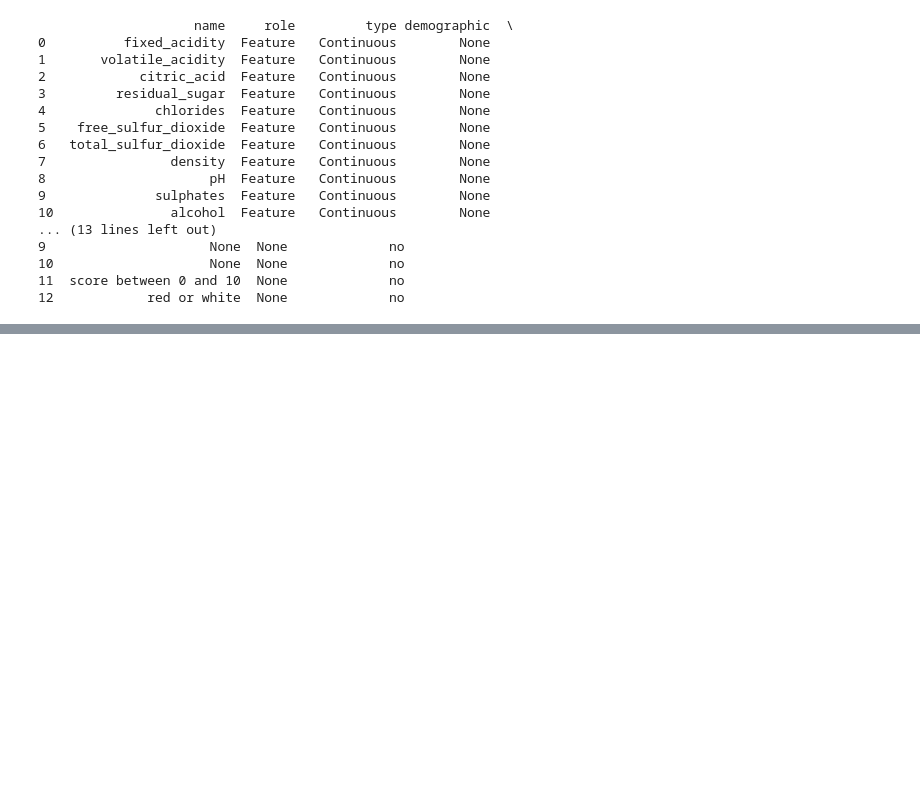
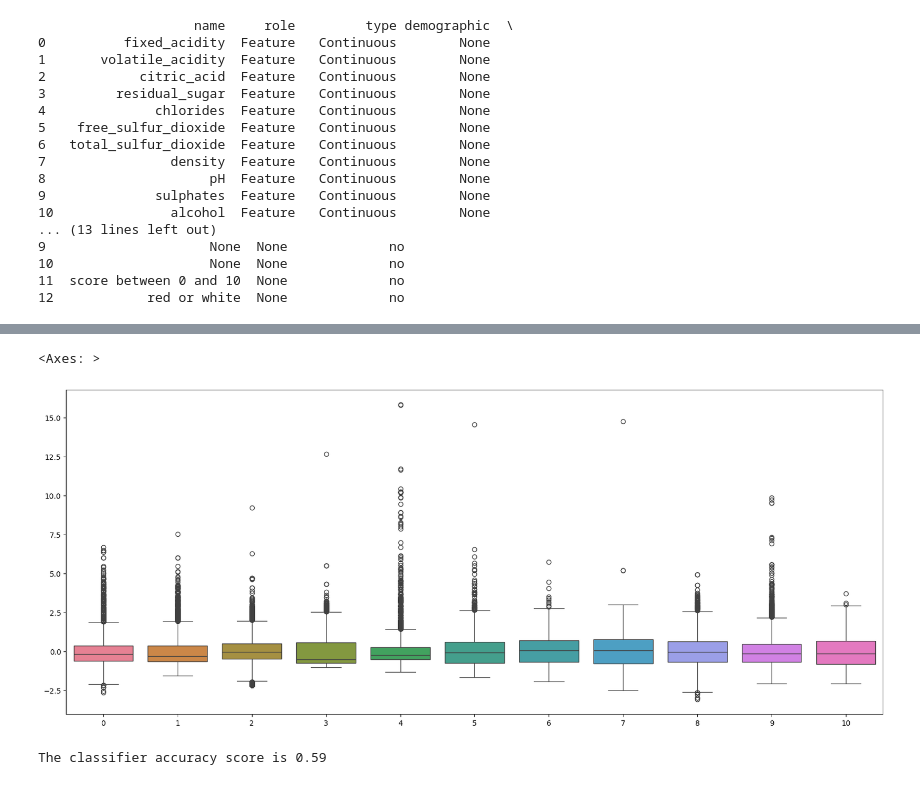
Before and after one commit to tomas-ribeiro-pinto/COMP4139_Machine_Learning, a Jupyter notebook: task1_wine_dataset.ipynb, the cells around one changed output, grey strips where cells are left out. Cells and saved outputs as stored; diff of their text form; code cells hidden in the pictures; blank space fills up the shorter version.

```diff
--- a/task1_wine_dataset.ipynb
+++ b/task1_wine_dataset.ipynb
@@ -30,0 +48,11 @@ print(wine_quality.variables)
+# %%
+# Standardize features by removing the mean and scaling to unit variance. Xmean = (X-u)/s (standard deviation)
+scaler = StandardScaler()
+Xs = scaler.fit_transform(X)
+
+# Print features normalised (Xs)
+fig,ax=plt.subplots(1,figsize=(20,8))
+sns.boxplot(data=Xs,ax=ax)
+# %% [output]
+<Axes: >
+[figure, added]
@@ -30,0 +69,10 @@ print(wine_quality.variables)
+# %%
+# SVM
+from sklearn.svm import SVC
+
+svm_clf = SVC(C=65, kernel='rbf', degree=1, gamma='auto')
+svm_clf.fit(Xs_train, y_train)
+classifier_score = svm_clf.score(Xs_test, y_test)
+print('The classifier accuracy score is {:03.2f}'.format(classifier_score))
+# %% [output]
+The classifier accuracy score is 0.59
```
Also changed, not shown: parts of 3 cells of this notebook.
